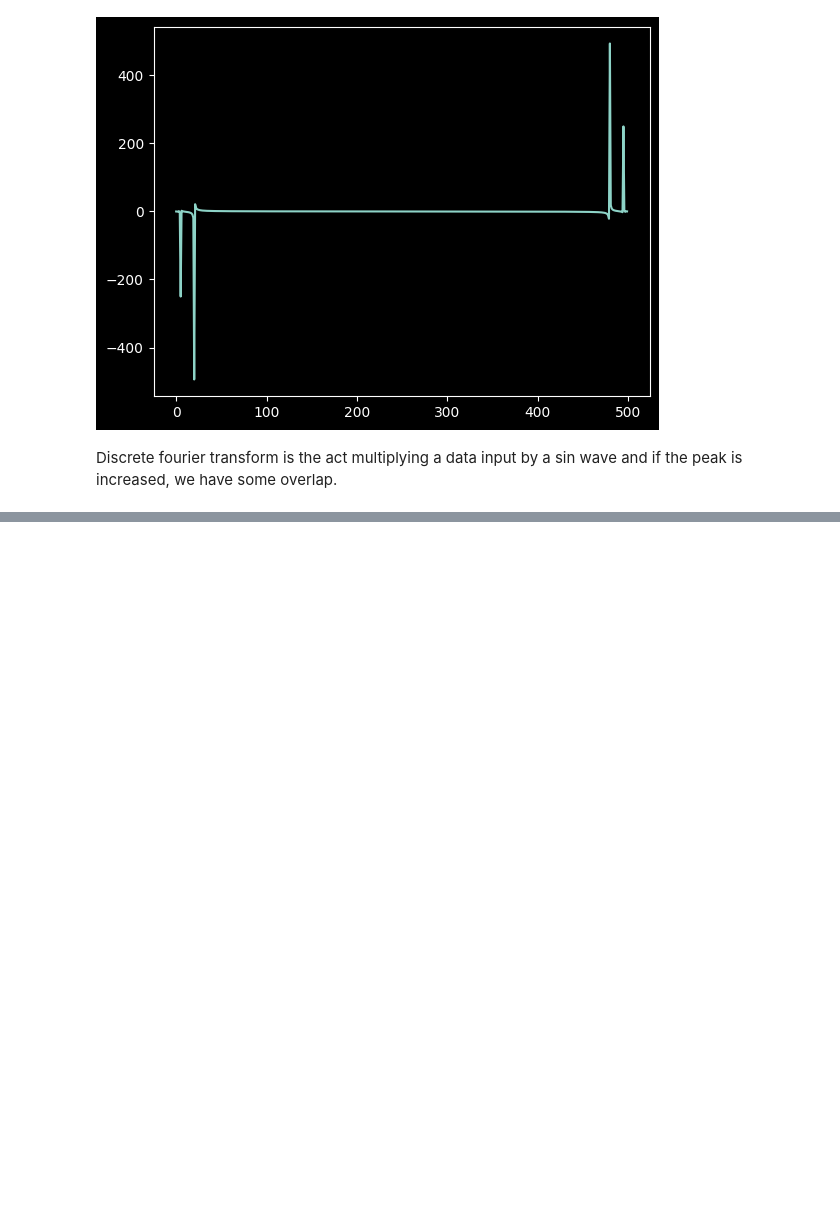
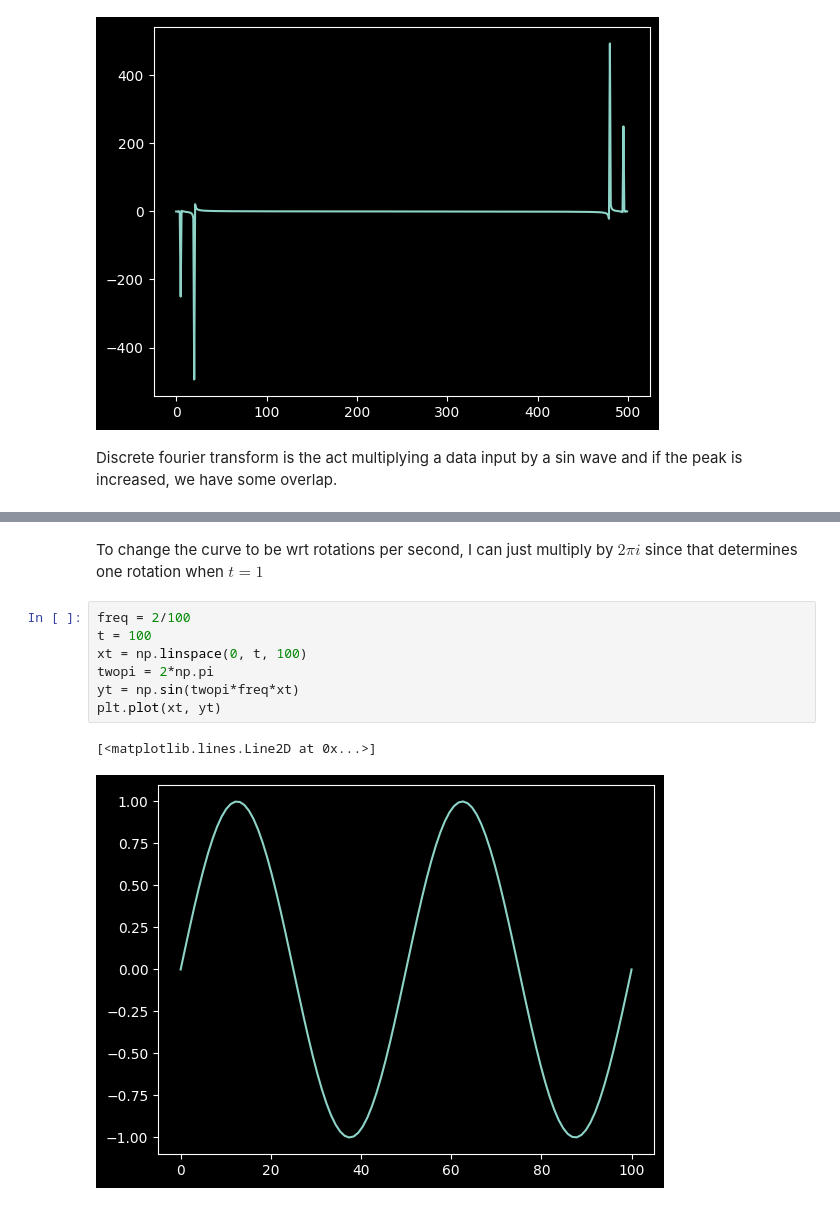
Before and after one commit to xnought/paper-implement, a Jupyter notebook: fft/dft.ipynb, the cells around one changed output, grey strips where cells are left out. Drawn from its saved outputs; the diff is of its cells as text; blank space fills up the shorter version.

Commit message:
cap freqs

```diff
--- a/fft/dft.ipynb
+++ b/fft/dft.ipynb
@@ -97,2 +97,14 @@ plt.plot(np.real(sums))
 [<matplotlib.lines.Line2D at 0x...>]
 [figure]
+# %% [markdown]
+To change the curve to be wrt rotations per second, I can just multiply by $2 \pi i$ since that determines one rotation when $t=1$
+# %%
+freq = 2/100
+t = 100
+xt = np.linspace(0, t, 100)
+twopi = 2*np.pi
+yt = np.sin(twopi*freq*xt)
+plt.plot(xt, yt)
+# %% [output]
+[<matplotlib.lines.Line2D at 0x...>]
+[figure, added]
```
Also changed, not shown: parts of 3 cells of this notebook, 1 other file.
